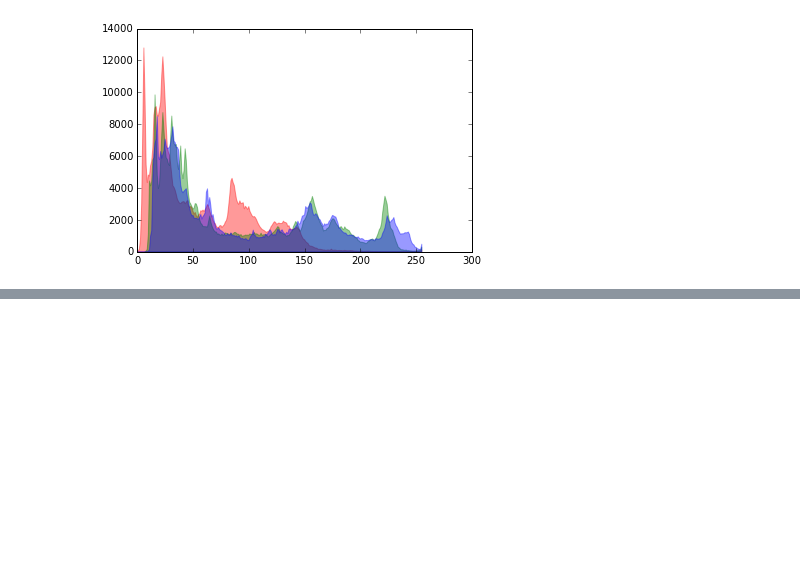
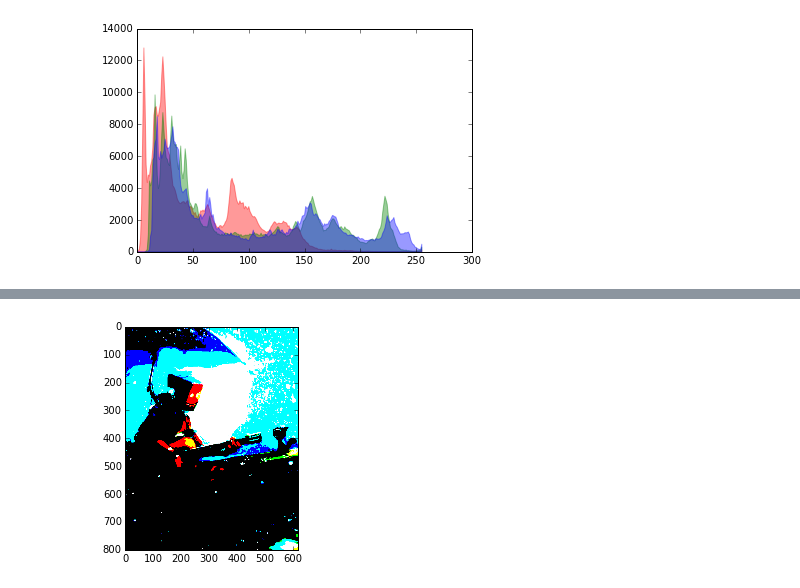
Before and after one commit to alexjohnson505/skimage-tutorials, a Jupyter notebook: CS4300_Assignment02_AlexJohnson.ipynb, the cells around one changed output, grey strips where cells are left out. Drawn from its saved outputs; the diff is of its cells as text; code cells hidden in the pictures; blank space fills up the shorter version.

```diff
--- a/CS4300_Assignment02_AlexJohnson.ipynb
+++ b/CS4300_Assignment02_AlexJohnson.ipynb
@@ -53,0 +74,4 @@ histogram(robot)
+# %%
+applyThreshold(robot)
+# %% [output]
+[figure, added]
```
Also changed, not shown: parts of 5 cells of this notebook.
